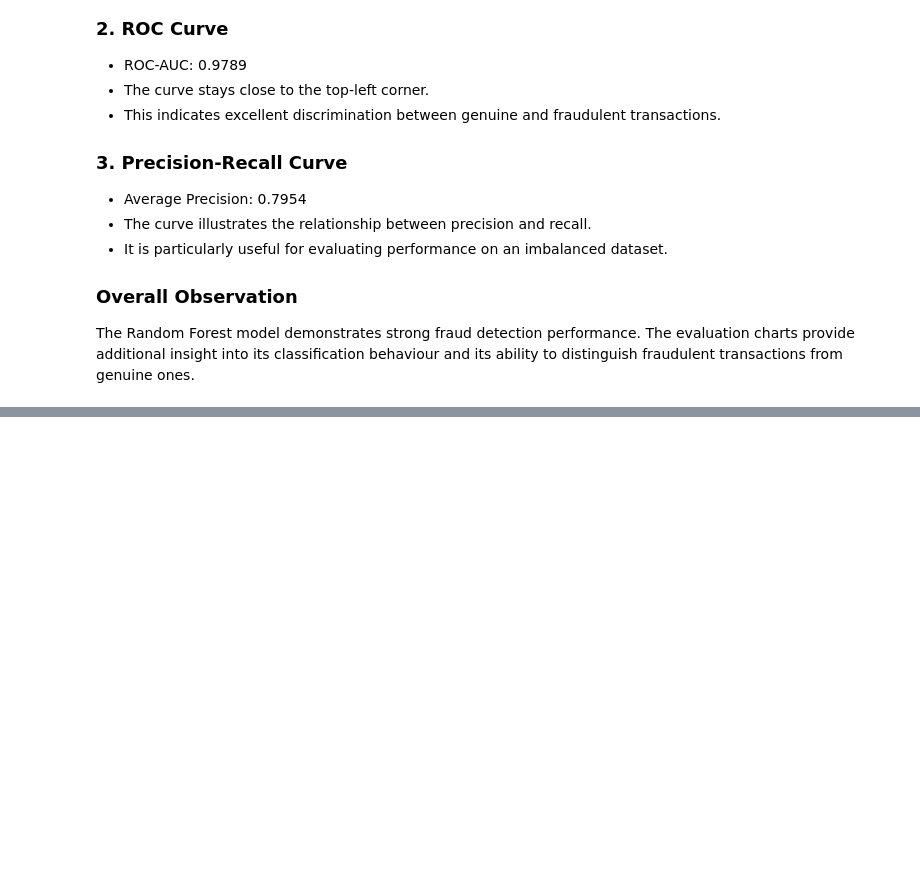
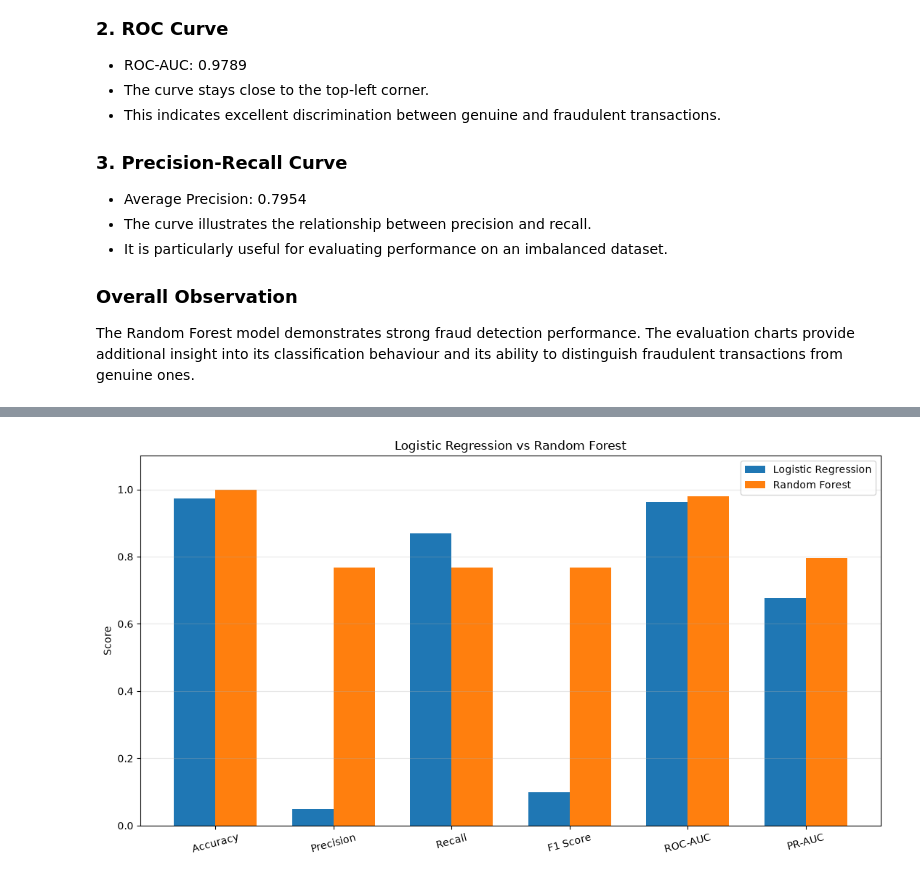
Before and after one commit to bharghavguru/Credit-Card-Fraud-Detection, a Jupyter notebook: notebooks/03_model_training.ipynb, the cells around one changed output, grey strips where cells are left out. Saved outputs shown, nothing was run; the diff lists cells and outputs as text; code cells hidden in the pictures; blank space fills up the shorter version.

```diff
--- a/notebooks/03_model_training.ipynb
+++ b/notebooks/03_model_training.ipynb
@@ -641,0 +681,46 @@ The Random Forest model demonstrates strong fraud detection performance. The eva
+# %%
+import matplotlib.pyplot as plt
+import numpy as np
+
+metrics = [
+    "Accuracy",
+    "Precision",
+    "Recall",
+    "F1 Score",
+    "ROC-AUC",
+    "PR-AUC"
+]
+
+logistic_scores = [0.9737, 0.05, 0.87, 0.10, 0.9619, 0.6769]
+random_forest_scores = [0.9992, 0.7684, 0.7684, 0.7684, 0.9789, 0.7954]
+
+x = np.arange(len(metrics))
+width = 0.35
+
+plt.figure(figsize=(11, 6))
+
+plt.bar(
+    x - width/2,
+    logistic_scores,
+    width,
+    label="Logistic Regression"
+)
+
+plt.bar(
+    x + width/2,
+    random_forest_scores,
+    width,
+    label="Random Forest"
+)
+
+plt.xticks(x, metrics, rotation=15)
+plt.ylabel("Score")
+plt.title("Logistic Regression vs Random Forest")
+plt.ylim(0, 1.1)
+plt.legend()
+plt.grid(axis="y", alpha=0.3)
+
+plt.tight_layout()
+plt.show()
+# %% [output]
+[figure, added]
```
Also changed, not shown: parts of 2 cells of this notebook.
